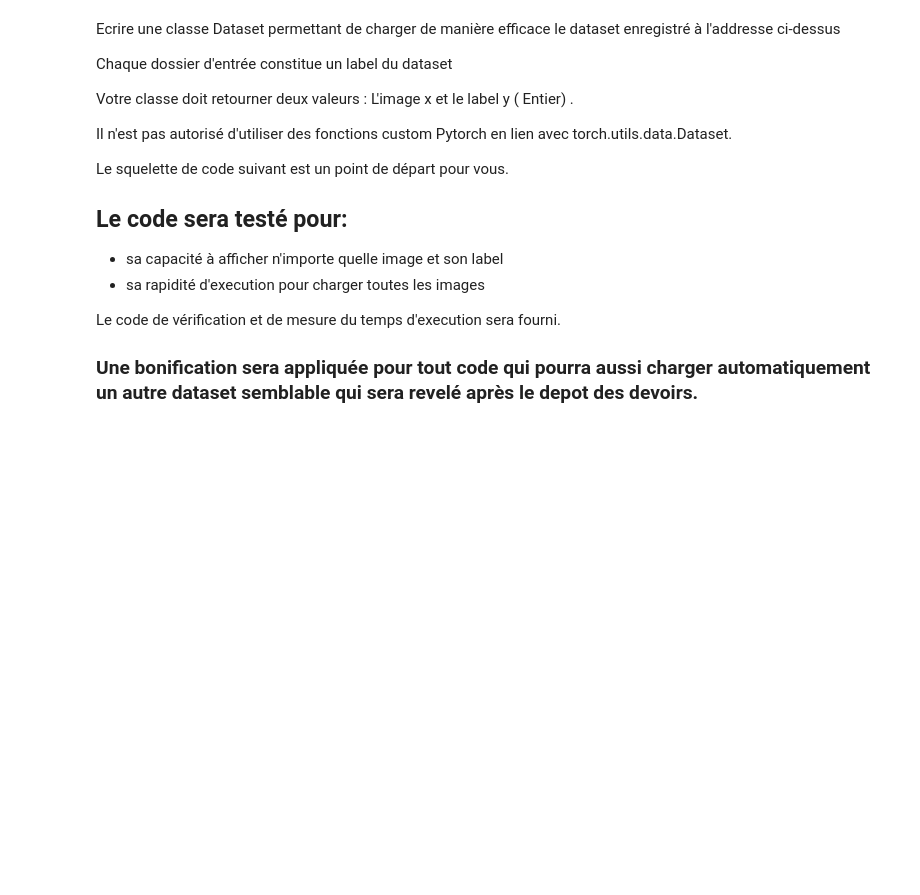
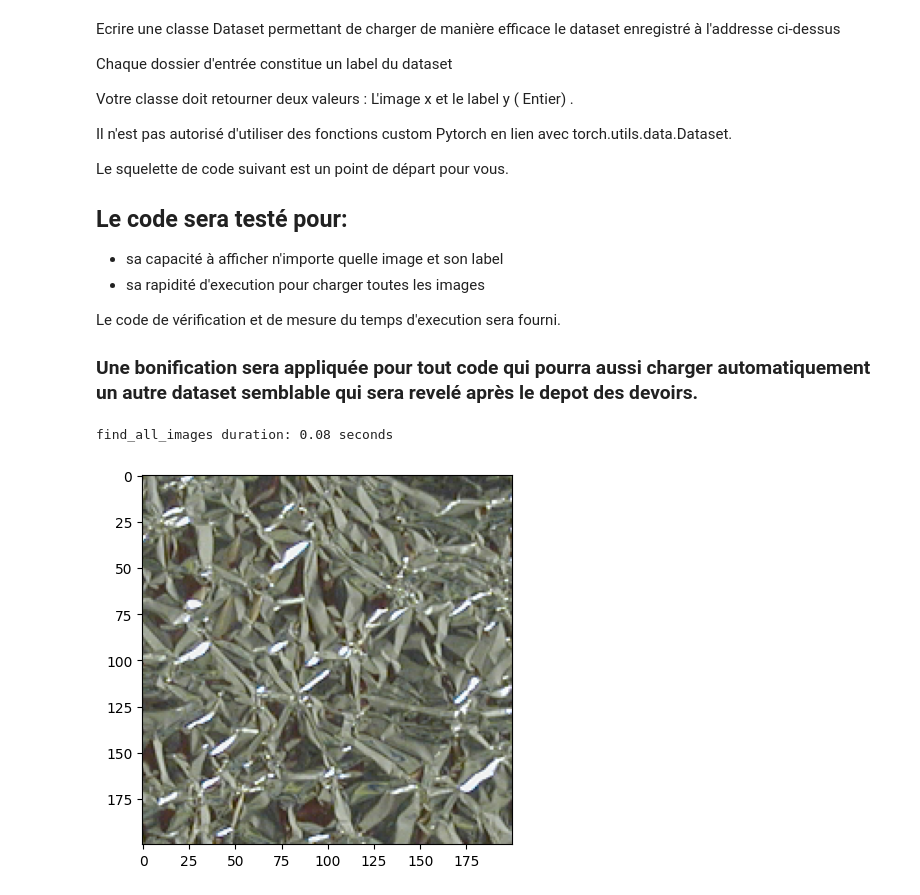
Before and after one commit to Nathan7128/5th-year-polytech, a Jupyter notebook: transformers/TDs/devoir/td1.ipynb, the cells around one changed output. Saved outputs shown, nothing was run; the diff lists cells and outputs as text; code cells hidden in the pictures; blank space fills up the shorter version.

```diff
--- a/transformers/TDs/devoir/td1.ipynb
+++ b/transformers/TDs/devoir/td1.ipynb
@@ -95,16 +113,3 @@ Le squelette de code suivant est un point de départ pour vous.
 Le code de vérification et de mesure du temps d'execution sera fourni.
 
 ### Une bonification sera appliquée pour tout code qui pourra aussi charger automatiquement un autre dataset semblable qui sera revelé après le depot des devoirs.
-# %%
-class mondataset(torch.utils.data.Dataset):
-    def __init__(self, path):
-
-
-    def __len__(self):
-        return NotImplemented
-
-
-    def __getitem__(self, idx):
-
-
-        return x,y
@@ -110,0 +188,6 @@ class mondataset(torch.utils.data.Dataset):
+# %%
+dataset = mondataset("data")
+dataset.show_image(0)
+# %% [output]
+find_all_images duration: 0.08 seconds
+[figure, added]
```
Also changed, not shown: parts of 3 cells of this notebook, 17 other files.
